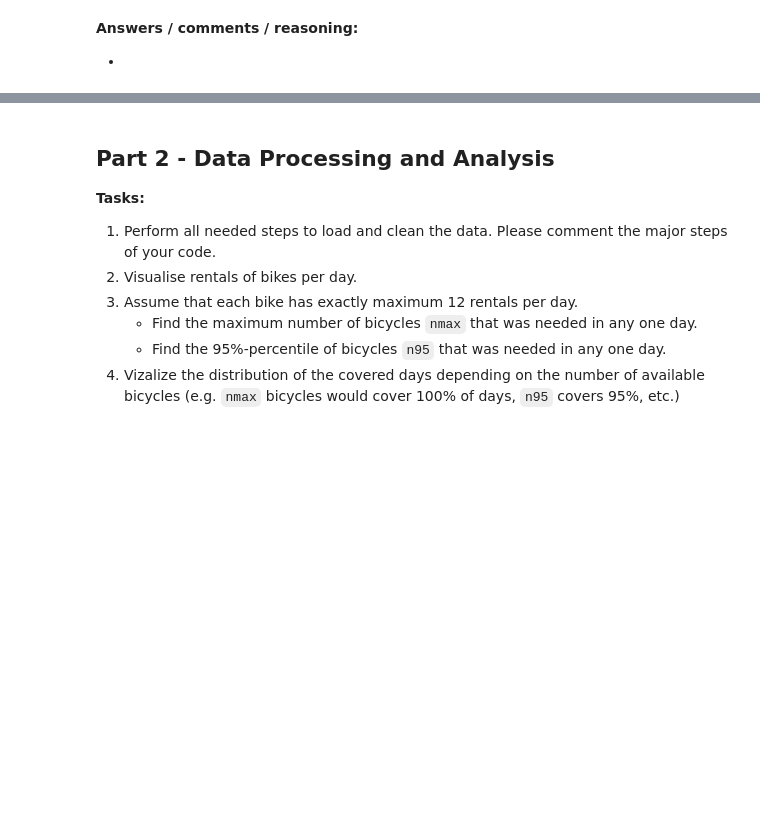
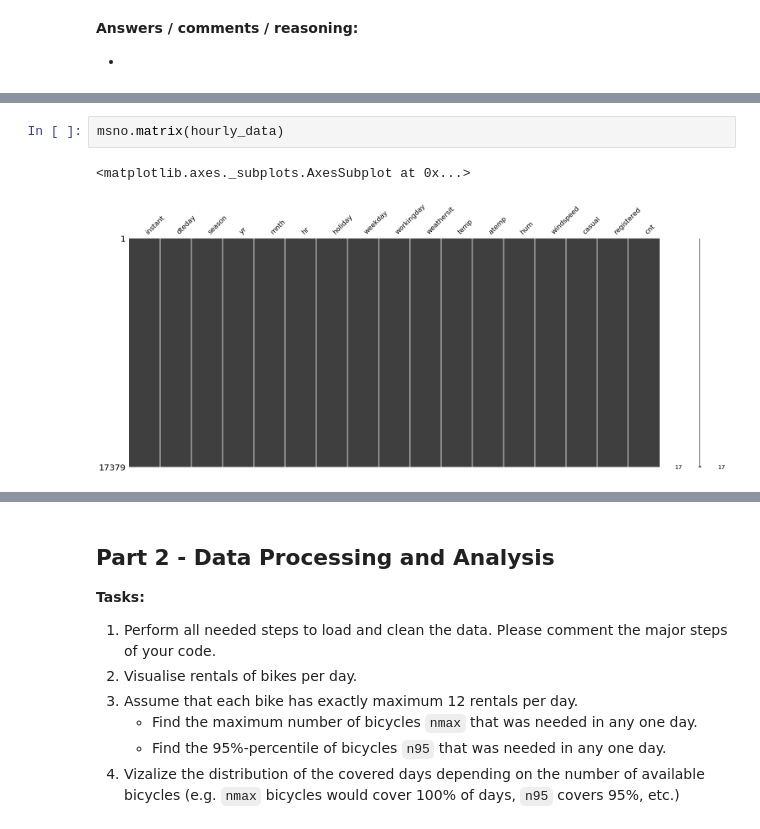
Before and after one commit to arifty/ds_bike_sharing, a Jupyter notebook: 20190716_DataLab_Task (2).ipynb, the cells around one changed output, grey strips where cells are left out. Saved outputs shown, nothing was run; the diff lists cells and outputs as text; blank space fills up the shorter version.

```diff
--- a/20190716_DataLab_Task (2).ipynb
+++ b/20190716_DataLab_Task (2).ipynb
@@ -132,0 +139,5 @@ daily_data.sample(6)
+# %%
+msno.matrix(hourly_data)
+# %% [output]
+<matplotlib.axes._subplots.AxesSubplot at 0x...>
+[figure, added]
```
Also changed, not shown: parts of 33 cells of this notebook.
